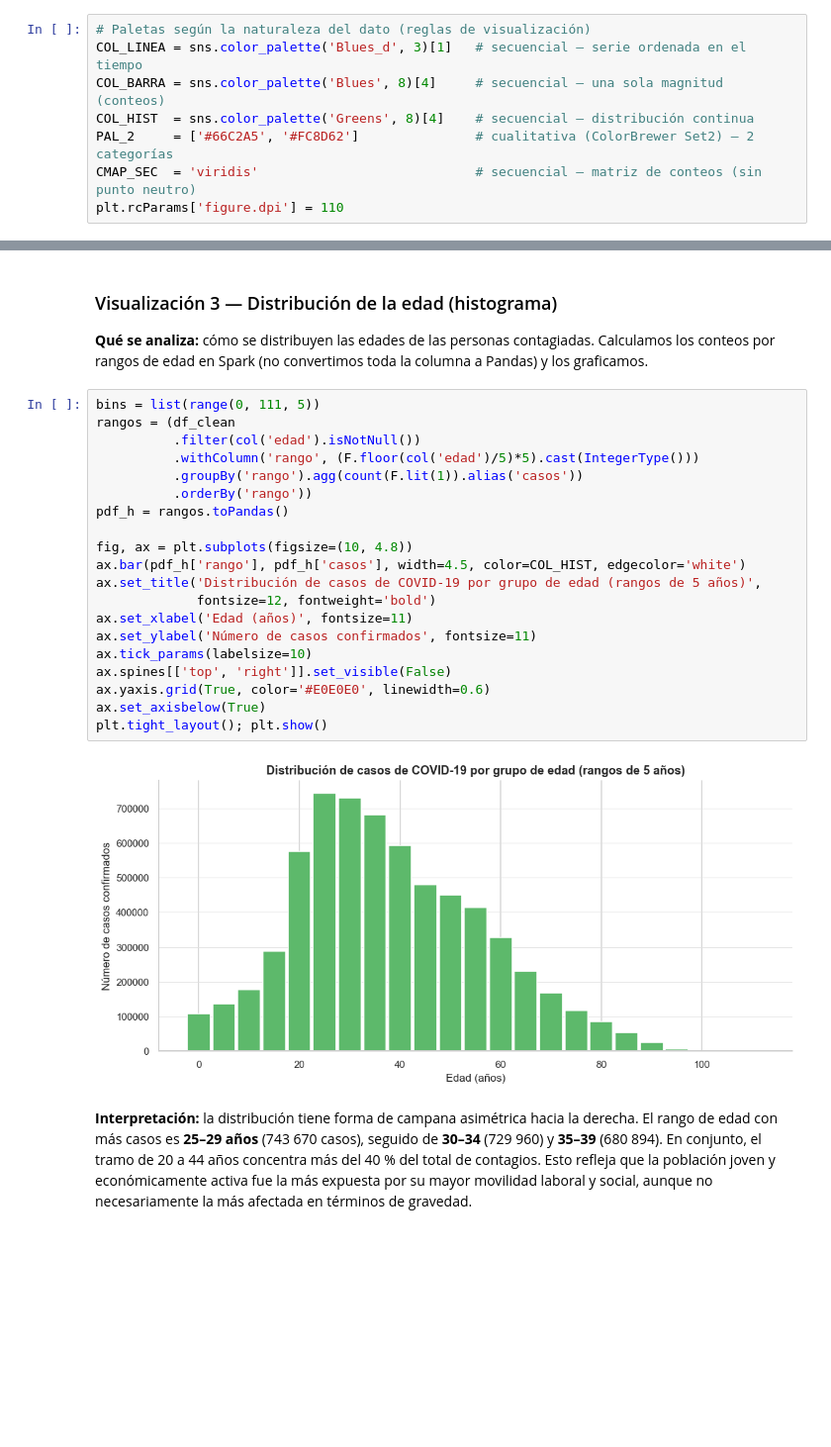
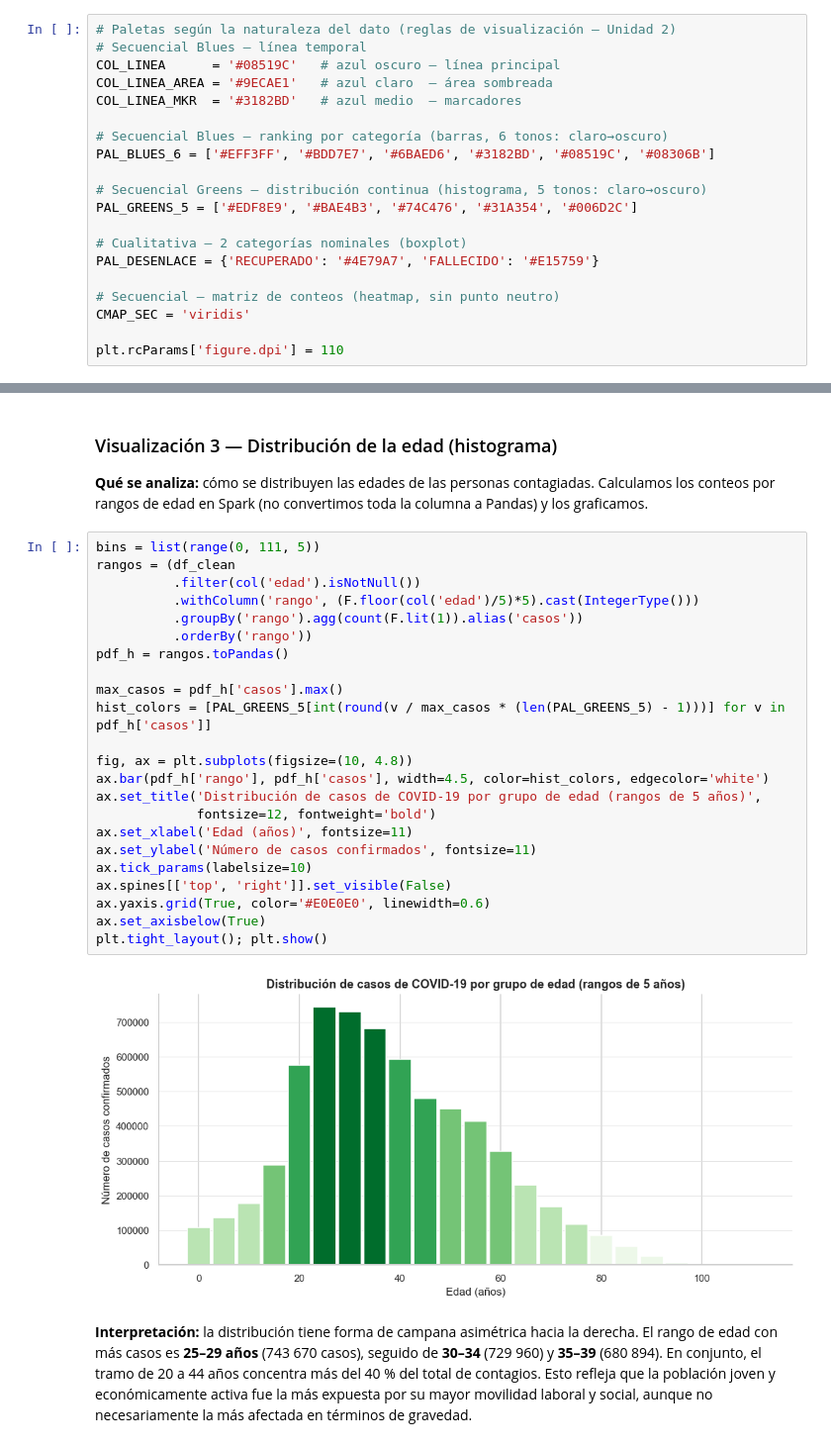
Before and after one commit to blinaresv/COVID19-Spark-Colombia, a Jupyter notebook: Linares_Carreno_Ariza_HVD_Spark.ipynb, the cells around one changed output, grey strips where cells are left out. Shown at 99% size. Drawn from its saved outputs; the diff is of its cells as text; blank space fills up the shorter version.

Commit message:
Ajuste de paletas de color Unidad 2

```diff
--- a/Linares_Carreno_Ariza_HVD_Spark.ipynb
+++ b/Linares_Carreno_Ariza_HVD_Spark.ipynb
@@ -341,12 +341,24 @@ Registros después de limpieza: 6,390,957
 
 El color se elige según la naturaleza del dato, no por estética. Usamos paletas **secuenciales** para las variables ordenadas o de una sola magnitud (serie temporal, conteos, distribución) y una paleta **cualitativa** para las categorías del boxplot. Ninguna usa los colores por defecto de Matplotlib ni combinaciones rojo-verde.
 # %%
-# Paletas según la naturaleza del dato (reglas de visualización)
-COL_LINEA = sns.color_palette('Blues_d', 3)[1]   # secuencial — serie ordenada en el tiempo
-COL_BARRA = sns.color_palette('Blues', 8)[4]     # secuencial — una sola magnitud (conteos)
-COL_HIST  = sns.color_palette('Greens', 8)[4]    # secuencial — distribución continua
-PAL_2     = ['#66C2A5', '#FC8D62']               # cualitativa (ColorBrewer Set2) — 2 categorías
-CMAP_SEC  = 'viridis'                            # secuencial — matriz de conteos (sin punto neutro)
+# Paletas según la naturaleza del dato (reglas de visualización — Unidad 2)
+# Secuencial Blues — línea temporal
+COL_LINEA      = '#08519C'   # azul oscuro — línea principal
+COL_LINEA_AREA = '#9ECAE1'   # azul claro  — área sombreada
+COL_LINEA_MKR  = '#3182BD'   # azul medio  — marcadores
+
+# Secuencial Blues — ranking por categoría (barras, 6 tonos: claro→oscuro)
+PAL_BLUES_6 = ['#EFF3FF', '#BDD7E7', '#6BAED6', '#3182BD', '#08519C', '#08306B']
+
+# Secuencial Greens — distribución continua (histograma, 5 tonos: claro→oscuro)
+PAL_GREENS_5 = ['#EDF8E9', '#BAE4B3', '#74C476', '#31A354', '#006D2C']
+
+# Cualitativa — 2 categorías nominales (boxplot)
+PAL_DESENLACE = {'RECUPERADO': '#4E79A7', 'FALLECIDO': '#E15759'}
+
+# Secuencial — matriz de conteos (heatmap, sin punto neutro)
+CMAP_SEC = 'viridis'
+
 plt.rcParams['figure.dpi'] = 110
 # %% [markdown]
 ### Visualización 1 — Evolución temporal de los casos (gráfico de líneas)
@@ -413,25 +429,28 @@ plt.tight_layout(); plt.show()
 # %%
 bins = list(range(0, 111, 5))
 rangos = (df_clean
           .filter(col('edad').isNotNull())
           .withColumn('rango', (F.floor(col('edad')/5)*5).cast(IntegerType()))
           .groupBy('rango').agg(count(F.lit(1)).alias('casos'))
           .orderBy('rango'))
 pdf_h = rangos.toPandas()
 
+max_casos = pdf_h['casos'].max()
+hist_colors = [PAL_GREENS_5[int(round(v / max_casos * (len(PAL_GREENS_5) - 1)))] for v in pdf_h['casos']]
+
 fig, ax = plt.subplots(figsize=(10, 4.8))
-ax.bar(pdf_h['rango'], pdf_h['casos'], width=4.5, color=COL_HIST, edgecolor='white')
+ax.bar(pdf_h['rango'], pdf_h['casos'], width=4.5, color=hist_colors, edgecolor='white')
 ax.set_title('Distribución de casos de COVID-19 por grupo de edad (rangos de 5 años)',
              fontsize=12, fontweight='bold')
 ax.set_xlabel('Edad (años)', fontsize=11)
 ax.set_ylabel('Número de casos confirmados', fontsize=11)
 ax.tick_params(labelsize=10)
 ax.spines[['top', 'right']].set_visible(False)
 ax.yaxis.grid(True, color='#E0E0E0', linewidth=0.6)
 ax.set_axisbelow(True)
 plt.tight_layout(); plt.show()
 # %% [output]
-[figure, old version]
+[figure, new version]
 # %% [markdown]
 **Interpretación:** la distribución tiene forma de campana asimétrica hacia la derecha. El rango de edad con más casos es **25–29 años** (743 670 casos), seguido de **30–34** (729 960) y **35–39** (680 894). En conjunto, el tramo de 20 a 44 años concentra más del 40 % del total de contagios. Esto refleja que la población joven y económicamente activa fue la más expuesta por su mayor movilidad laboral y social, aunque no necesariamente la más afectada en términos de gravedad.
 # %% [markdown]
```
Also changed, not shown: parts of 5 cells of this notebook.
